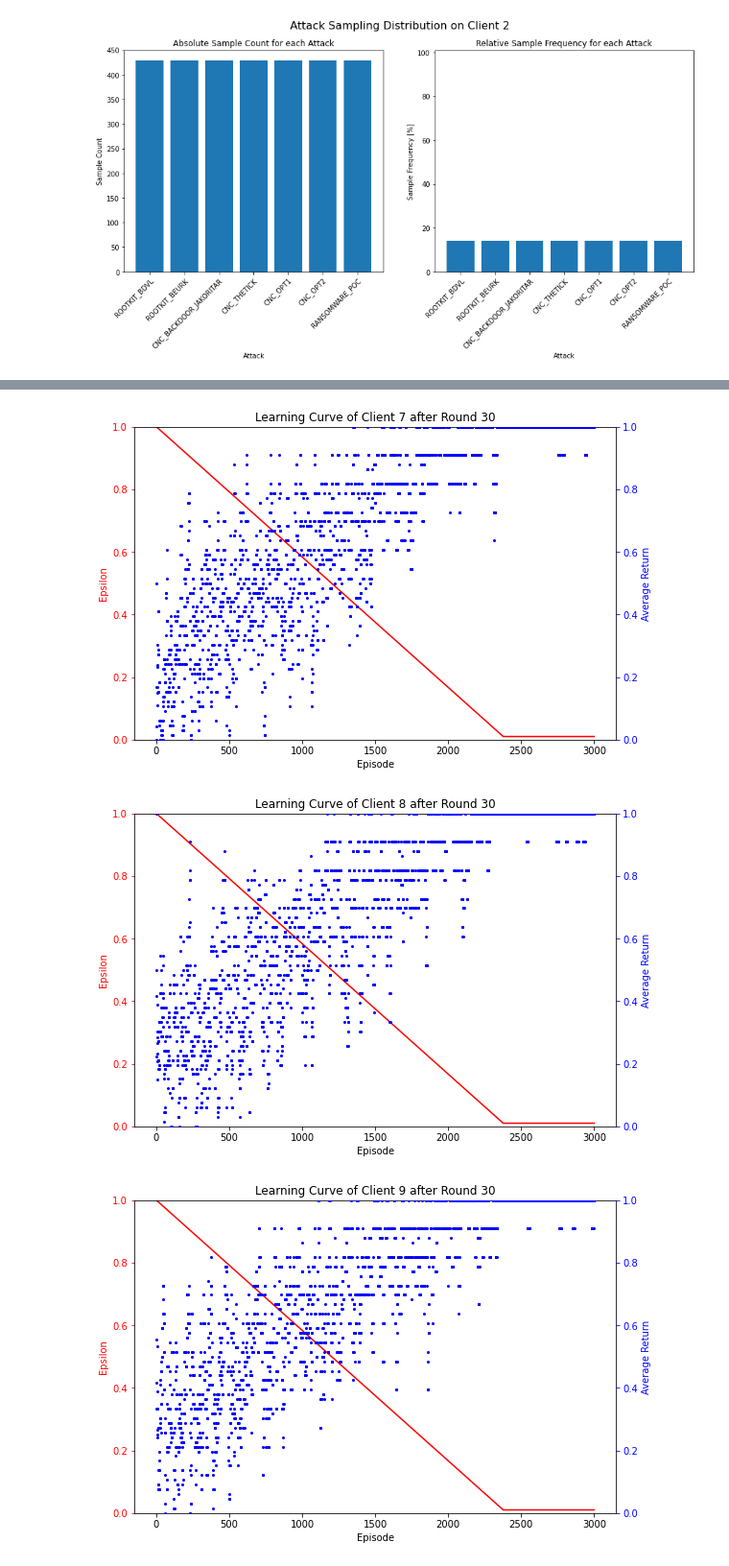
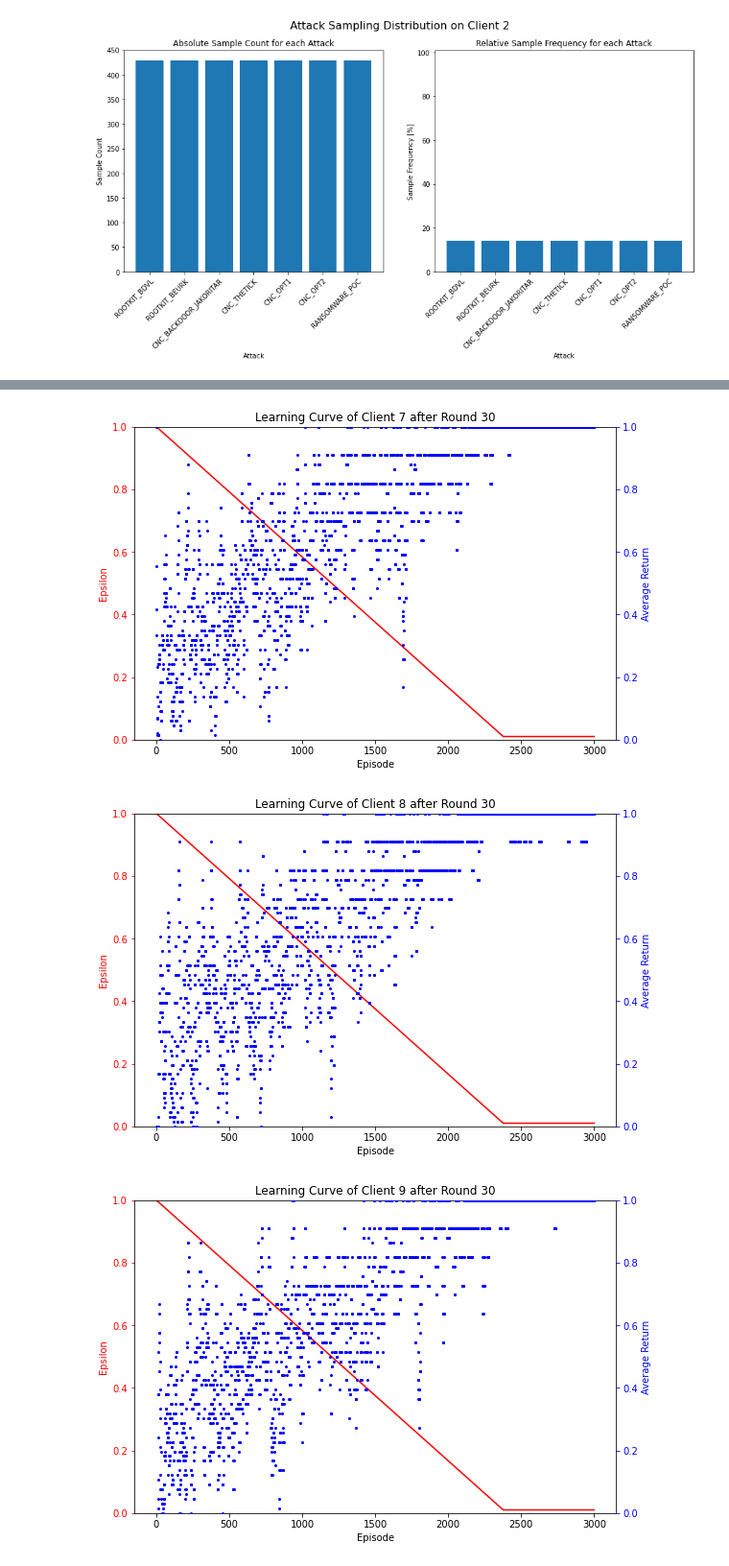
Before and after one commit to jan-kreischer/FedRL-for-IoT-Security, a Jupyter notebook: prototype-2_experiment-1.ipynb, the cells around one changed output, grey strips where cells are left out. Shown at 96% size. Cells and saved outputs as stored; diff of their text form; code cells hidden in the pictures.

Commit message:
Re-ran prototype 2, experiment 1 and 3

```diff
--- a/prototype-2_experiment-1.ipynb
+++ b/prototype-2_experiment-1.ipynb
@@ -139,5 +140,5 @@ p2e1v0.show_experiment_graphs(y_threshold=99, show_individual_clients=False, y_l
 # %%
-p2e1v1 = run_sample_distribution_experiment(rl_training_data_strides, test_data, unit_sampling_probabilities, unit_sampling_probabilities, autoencoder, 30, 100, False)
+p2e1v2 = run_sample_distribution_experiment(rl_training_data_strides, test_data, unit_sampling_probabilities, unit_sampling_probabilities, autoencoder, 30, 100, False)
 # %% [output]
 Dataset Balance Metrics: MID=0.0 & WCS=1.0
 Training each of the 10 clients for a total of 3000 episodes distributed over 30 rounds with 100 episodes per round.
@@ -162,5 +163,5 @@ p2e1v1.plot_sampling_distributions()
 [figure]
 [figure]
 # %%
-p2e1v1.show_learning_curves()
+p2e1v2.show_learning_curves()
 # %% [output]
@@ -173,3 +174,3 @@ p2e1v1.show_learning_curves()
-[figure, old version]
+[figure, new version]
-[figure, old version]
+[figure, new version]
-[figure, old version]
+[figure, new version]
```
Also changed, not shown: parts of 12 cells of this notebook, 9 other files.
